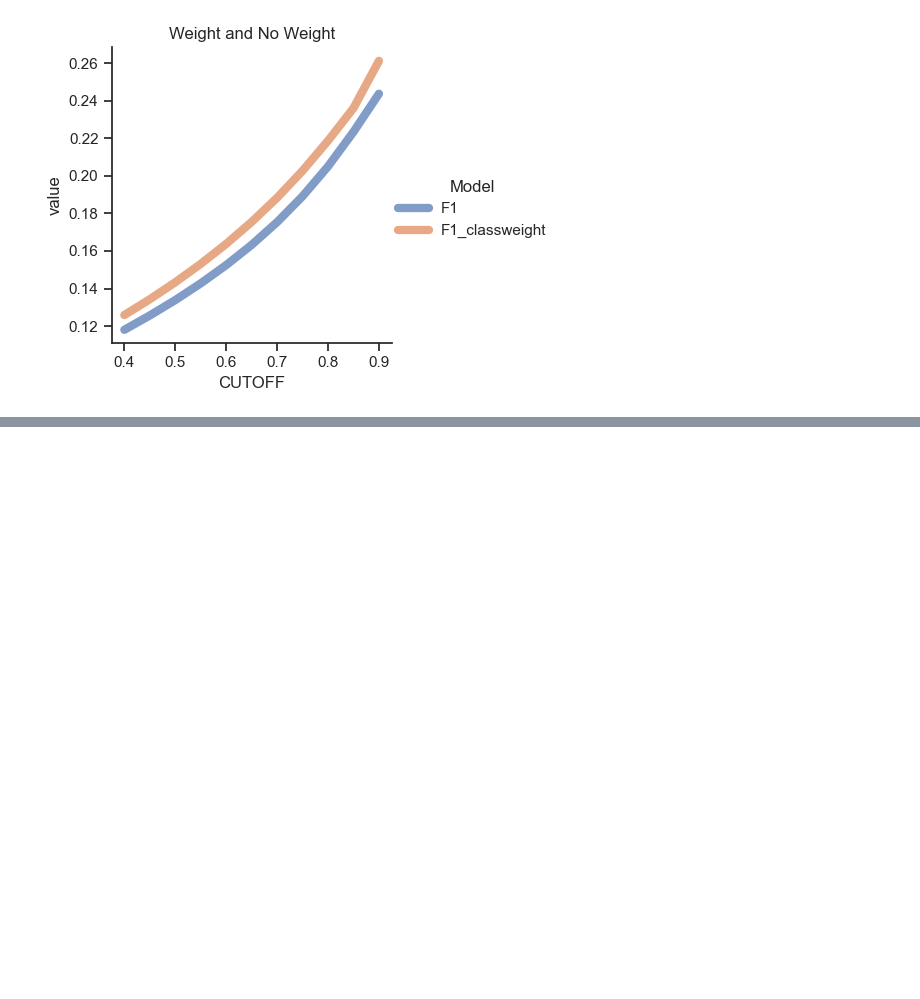
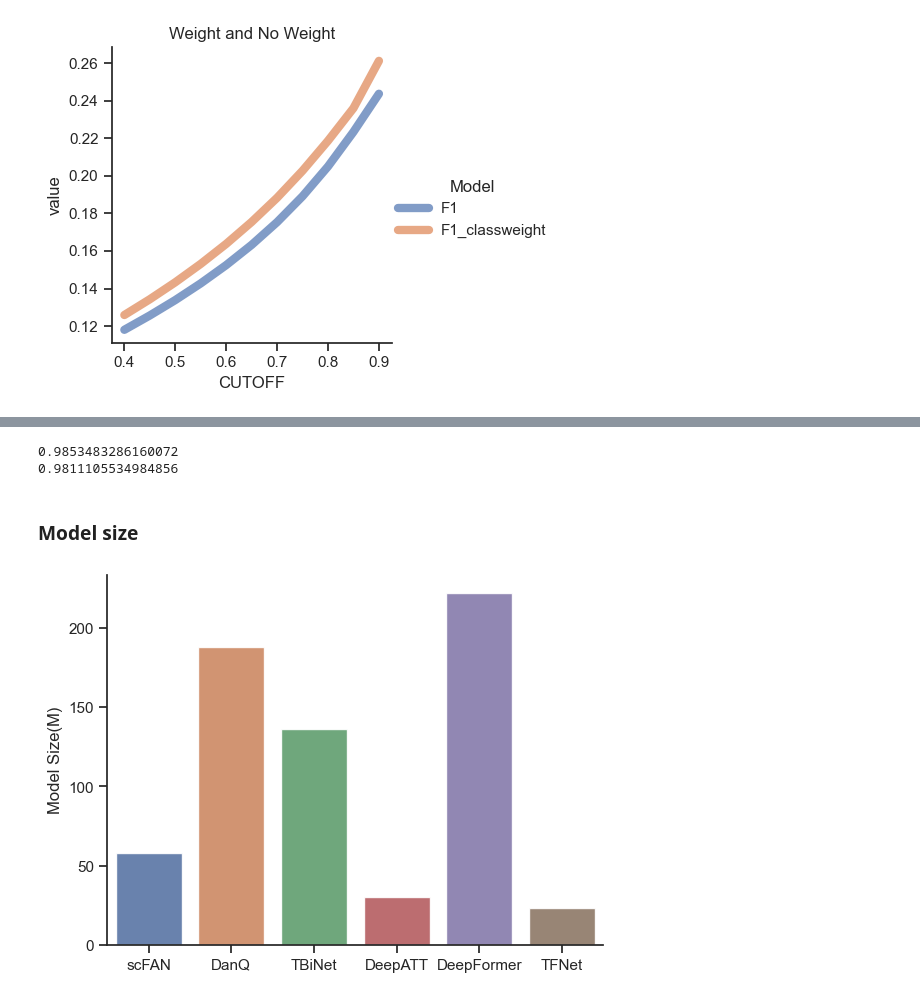
Before and after one commit to cmf1997/tfnet, a Jupyter notebook: others.ipynb, the cells around one changed output, grey strips where cells are left out. Saved outputs shown, nothing was run; the diff lists cells and outputs as text; code cells hidden in the pictures; blank space fills up the shorter version.

Commit message:
TFNet

```diff
--- a/others.ipynb
+++ b/others.ipynb
@@ -585,0 +614,6 @@ plt.savefig("results/model.TBiNet.compare.GM12878.weight.F1.pdf")
+# %%
+print(get_auc(targets_array, ori_predict_array)[15])
+print(get_aupr(targets_array, ori_predict_array)[15])
+# %% [output]
+0.9853483286160072
+0.9811105534984856
@@ -585,0 +628,17 @@ plt.savefig("results/model.TBiNet.compare.GM12878.weight.F1.pdf")
+# %% [markdown]
+### Model size
+# %%
+model_size = pd.DataFrame({
+    "Model Name": ["scFAN", "DanQ", "TBiNet", "DeepATT", "DeepFormer", "TFNet"],
+    "Model Size": [58,188,136,30,222,23]
+})
+# %%
+plt.rcParams.update({'font.size': 5})
+custom_params = {"axes.spines.right": False, "axes.spines.top": False}
+sns.set_theme(style="ticks", rc=custom_params)
+sns.barplot(model_size, x="Model Name", y="Model Size", hue="Model Name",alpha=0.9)
+plt.xlabel("")
+plt.ylabel("Model Size(M)")
+plt.savefig("results/Model.size.pdf")
+# %% [output]
+[figure, added]
```
Also changed, not shown: parts of 6 cells of this notebook, 3 other files.
